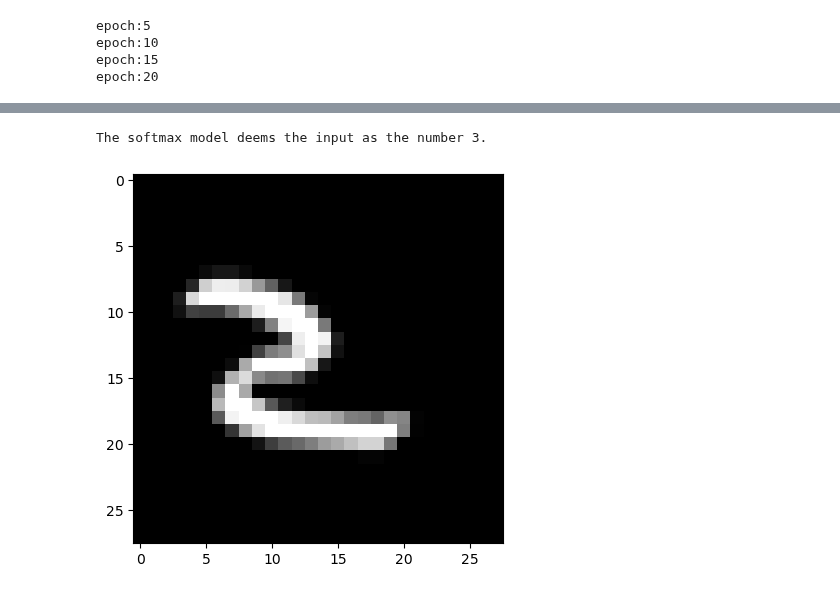
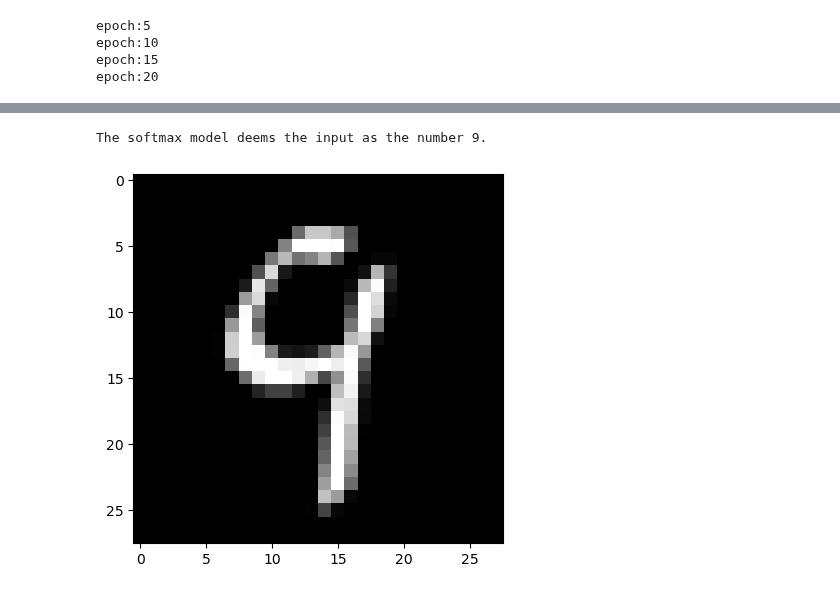
Before and after one commit to LinusLach/Blog, a Jupyter notebook: posts/post-with-code/Pytorch/LR_and_Softmax.ipynb, the cells around one changed output, grey strips where cells are left out. Cells and saved outputs as stored; diff of their text form; code cells hidden in the pictures.

```diff
--- a/posts/post-with-code/Pytorch/LR_and_Softmax.ipynb
+++ b/posts/post-with-code/Pytorch/LR_and_Softmax.ipynb
@@ -1454,10 +828,8 @@ The softmax model deems the input as the number 6.
 # %%
 layer1_dim = 100
 layer2_dim = 100
-model_NN_ReLu_deep = nn.Sequential(nn.Linear(input_dim, layer1_dim),
-                                   nn.ReLU(),
-                                   nn.Linear(layer1_dim,layer2_dim),
-                                   nn.ReLU(),
+model_NN_ReLu_deep = nn.Sequential(nn.Linear(input_dim, layer1_dim), nn.ReLU(),
+                                   nn.Linear(layer1_dim,layer2_dim), nn.ReLU(),
                                    nn.Linear(layer2_dim, output_dim)
                                    )
 criterion_CEL = nn.CrossEntropyLoss()
@@ -1491,10 +863,11 @@ plt.title("Accuracy: {0:.4f}, Loss:{1:.4f}".format(ACC_NN_ReLU[-1],LOSS_NN_ReLu[
 # %%
 inp = PIL.Image.open('user_input.jpg')
+inp = PIL.Image.open('9.jpg')
 pic_arr =  torch.tensor(np.asarray(inp.resize((28,28)))).type(torch.float)
 plt.imshow(pic_arr, cmap = 'gray')
 res = model_NN_ReLu_deep(pic_arr.reshape(-1,28**2))
 _, yhat = torch.max(res,1)
 print("The softmax model deems the input as the number {}.".format(yhat.numpy()[0]))
 # %% [output]
-The softmax model deems the input as the number 3.
+The softmax model deems the input as the number 9.
-[figure, old version]
+[figure, new version]
```
Also changed, not shown: parts of 92 cells of this notebook, 3 other files.
